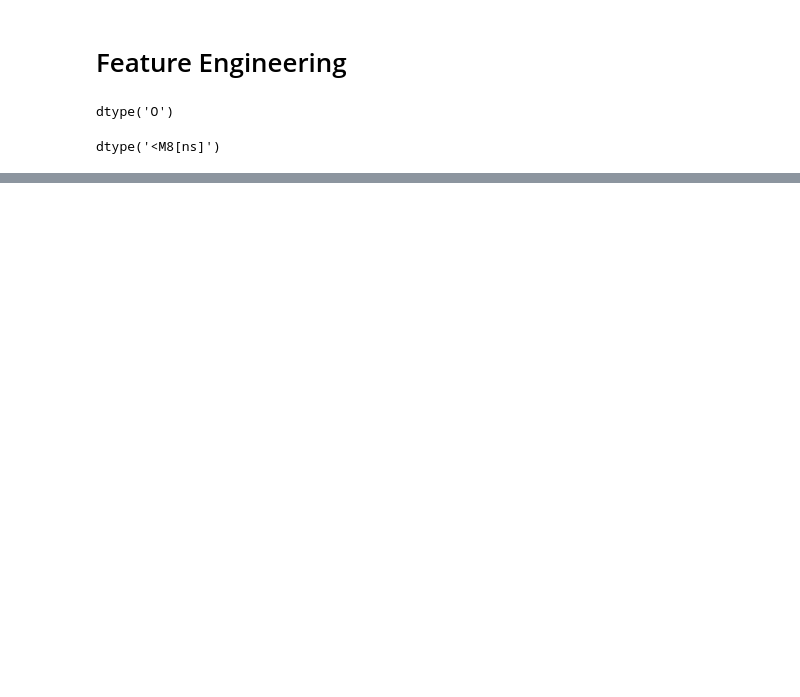
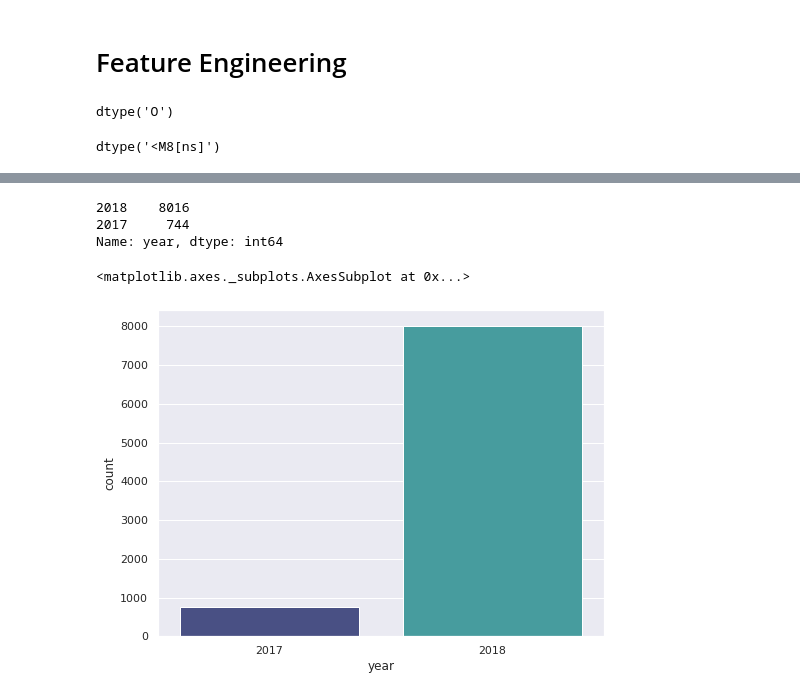
Before and after one commit to aditya8075/Bike-Sharing-Demand-Prediction---Supervised-machine-Learning-Regression, a Jupyter notebook: Bike_Sharing_Demand_Prediction_Supervised_machine_Learning.ipynb, the cells around one changed output, grey strips where cells are left out. Saved outputs shown, nothing was run; the diff lists cells and outputs as text; code cells hidden in the pictures; blank space fills up the shorter version.

```diff
--- a/Bike_Sharing_Demand_Prediction_Supervised_machine_Learning.ipynb
+++ b/Bike_Sharing_Demand_Prediction_Supervised_machine_Learning.ipynb
@@ -185,0 +226,13 @@ bike_df['Dayofweek'].replace([0,1,2,3,4,5,6],['Mon','Tues','Wed','Thur','Fri','S
+# %%
+bike_df['year'].value_counts()
+# %% [output]
+2018    8016
+2017     744
+Name: year, dtype: int64
+# %%
+plt.figure(figsize=(8,6))
+sns.set_theme(style="darkgrid")
+sns.countplot(x = 'year', data = bike_df,palette='mako')
+# %% [output]
+<matplotlib.axes._subplots.AxesSubplot at 0x...>
+[figure, added]
```
Also changed, not shown: parts of 58 cells of this notebook.
